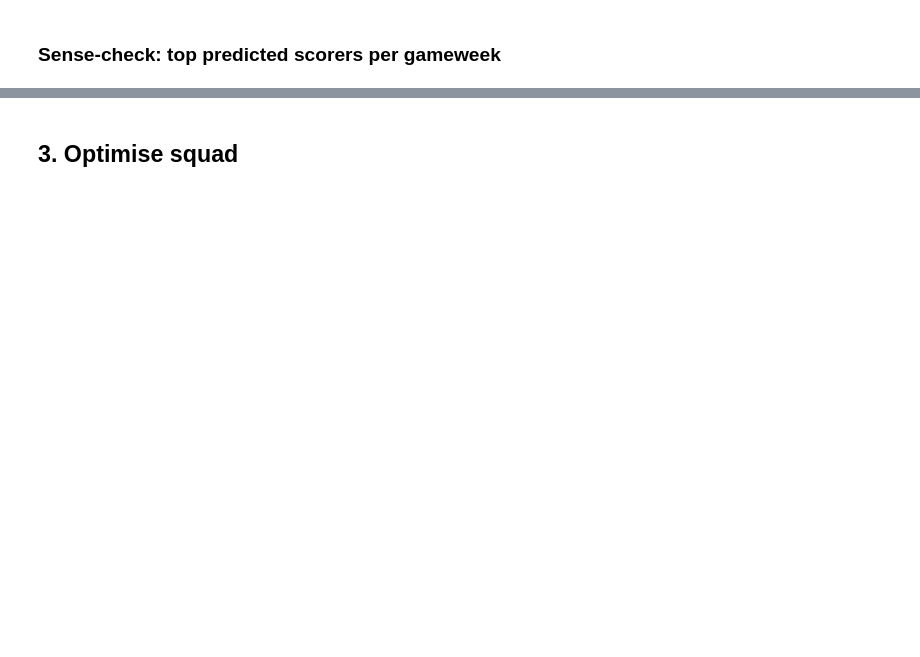
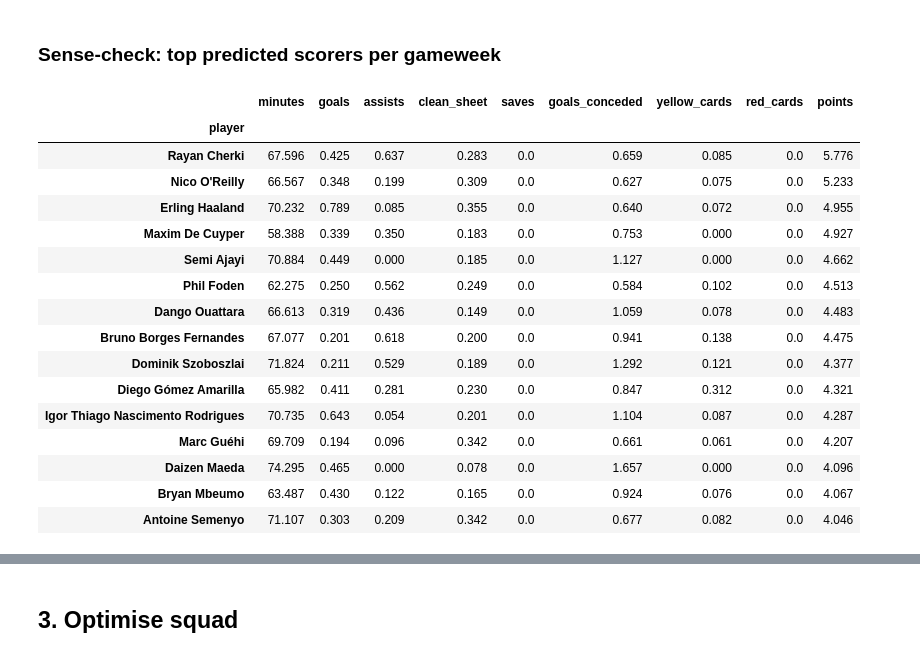
Before and after one commit to CScott4/fpl-2627, a Jupyter notebook: notebooks/weekly_analysis.ipynb, the cells around one changed output, grey strips where cells are left out. Cells and saved outputs as stored; diff of their text form; code cells hidden in the pictures; blank space fills up the shorter version.

```diff
--- a/notebooks/weekly_analysis.ipynb
+++ b/notebooks/weekly_analysis.ipynb
@@ -35,2 +154,24 @@ gameweek_ids
 # %% [markdown]
 ### Sense-check: top predicted scorers per gameweek
+# %%
+# Cell 5 — top predicted scorers, for a first gut check against reality
+gw_stats, scorelines = results[gameweek_ids[0]]
+gw_stats.sort_values("points", ascending=False).head(15)
+# %% [output]
+|  | minutes | goals | assists | clean_sheet | saves | goals_conceded | yellow_cards | red_cards | points |
+| player |  |  |  |  |  |  |  |  |  |
+| Rayan Cherki | 67.596 | 0.425 | 0.637 | 0.283 | 0.0 | 0.659 | 0.085 | 0.0 | 5.776 |
+| Nico O'Reilly | 66.567 | 0.348 | 0.199 | 0.309 | 0.0 | 0.627 | 0.075 | 0.0 | 5.233 |
+| Erling Haaland | 70.232 | 0.789 | 0.085 | 0.355 | 0.0 | 0.640 | 0.072 | 0.0 | 4.955 |
+| Maxim De Cuyper | 58.388 | 0.339 | 0.350 | 0.183 | 0.0 | 0.753 | 0.000 | 0.0 | 4.927 |
+| Semi Ajayi | 70.884 | 0.449 | 0.000 | 0.185 | 0.0 | 1.127 | 0.000 | 0.0 | 4.662 |
+| Phil Foden | 62.275 | 0.250 | 0.562 | 0.249 | 0.0 | 0.584 | 0.102 | 0.0 | 4.513 |
+| Dango Ouattara | 66.613 | 0.319 | 0.436 | 0.149 | 0.0 | 1.059 | 0.078 | 0.0 | 4.483 |
+| Bruno Borges Fernandes | 67.077 | 0.201 | 0.618 | 0.200 | 0.0 | 0.941 | 0.138 | 0.0 | 4.475 |
+| Dominik Szoboszlai | 71.824 | 0.211 | 0.529 | 0.189 | 0.0 | 1.292 | 0.121 | 0.0 | 4.377 |
+| Diego Gómez Amarilla | 65.982 | 0.411 | 0.281 | 0.230 | 0.0 | 0.847 | 0.312 | 0.0 | 4.321 |
+| Igor Thiago Nascimento Rodrigues | 70.735 | 0.643 | 0.054 | 0.201 | 0.0 | 1.104 | 0.087 | 0.0 | 4.287 |
+| Marc Guéhi | 69.709 | 0.194 | 0.096 | 0.342 | 0.0 | 0.661 | 0.061 | 0.0 | 4.207 |
+| Daizen Maeda | 74.295 | 0.465 | 0.000 | 0.078 | 0.0 | 1.657 | 0.000 | 0.0 | 4.096 |
+| Bryan Mbeumo | 63.487 | 0.430 | 0.122 | 0.165 | 0.0 | 0.924 | 0.076 | 0.0 | 4.067 |
+| Antoine Semenyo | 71.107 | 0.303 | 0.209 | 0.342 | 0.0 | 0.677 | 0.082 | 0.0 | 4.046 |
```
Also changed, not shown: parts of 14 cells of this notebook, 4 other files.
